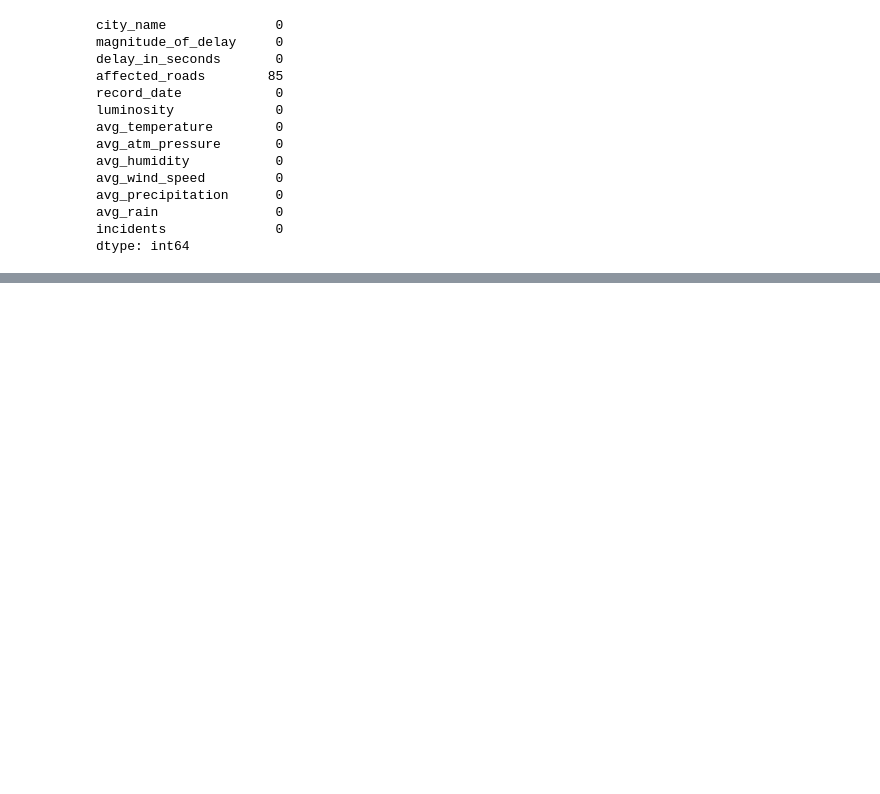
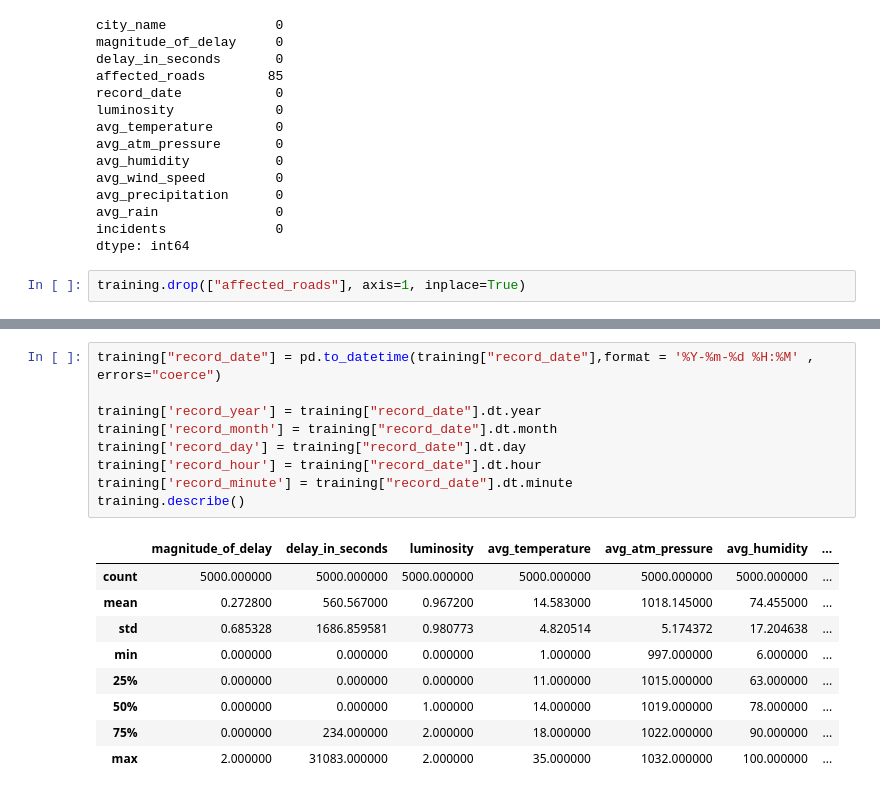
Before and after one commit to MiguelSantaCruz/DAA2022, a Jupyter notebook: Dataset Kaggle/trabalho_incidents.ipynb, the cells around one changed output, grey strips where cells are left out. Saved outputs shown, nothing was run; the diff lists cells and outputs as text; blank space fills up the shorter version.

```diff
--- a/Dataset Kaggle/trabalho_incidents.ipynb
+++ b/Dataset Kaggle/trabalho_incidents.ipynb
@@ -114,3 +119,5 @@ avg_precipitation      0
 avg_rain               0
 incidents              0
 dtype: int64
+# %%
+training.drop(["affected_roads"], axis=1, inplace=True)
@@ -116,0 +200,19 @@ dtype: int64
+# %%
+training["record_date"] = pd.to_datetime(training["record_date"],format = '%Y-%m-%d %H:%M' , errors="coerce")
+
+training['record_year'] = training["record_date"].dt.year
+training['record_month'] = training["record_date"].dt.month
+training['record_day'] = training["record_date"].dt.day
+training['record_hour'] = training["record_date"].dt.hour
+training['record_minute'] = training["record_date"].dt.minute
+training.describe()
+# %% [output]
+|  | magnitude_of_delay | delay_in_seconds | luminosity | avg_temperature | avg_atm_pressure | avg_humidity | ... |
+| count | 5000.000000 | 5000.000000 | 5000.000000 | 5000.000000 | 5000.000000 | 5000.000000 | ... |
+| mean | 0.272800 | 560.567000 | 0.967200 | 14.583000 | 1018.145000 | 74.455000 | ... |
+| std | 0.685328 | 1686.859581 | 0.980773 | 4.820514 | 5.174372 | 17.204638 | ... |
+| min | 0.000000 | 0.000000 | 0.000000 | 1.000000 | 997.000000 | 6.000000 | ... |
+| 25% | 0.000000 | 0.000000 | 0.000000 | 11.000000 | 1015.000000 | 63.000000 | ... |
+| 50% | 0.000000 | 0.000000 | 1.000000 | 14.000000 | 1019.000000 | 78.000000 | ... |
+| 75% | 0.000000 | 234.000000 | 2.000000 | 18.000000 | 1022.000000 | 90.000000 | ... |
+| max | 2.000000 | 31083.000000 | 2.000000 | 35.000000 | 1032.000000 | 100.000000 | ... |
```
Also changed, not shown: parts of 14 cells of this notebook.
